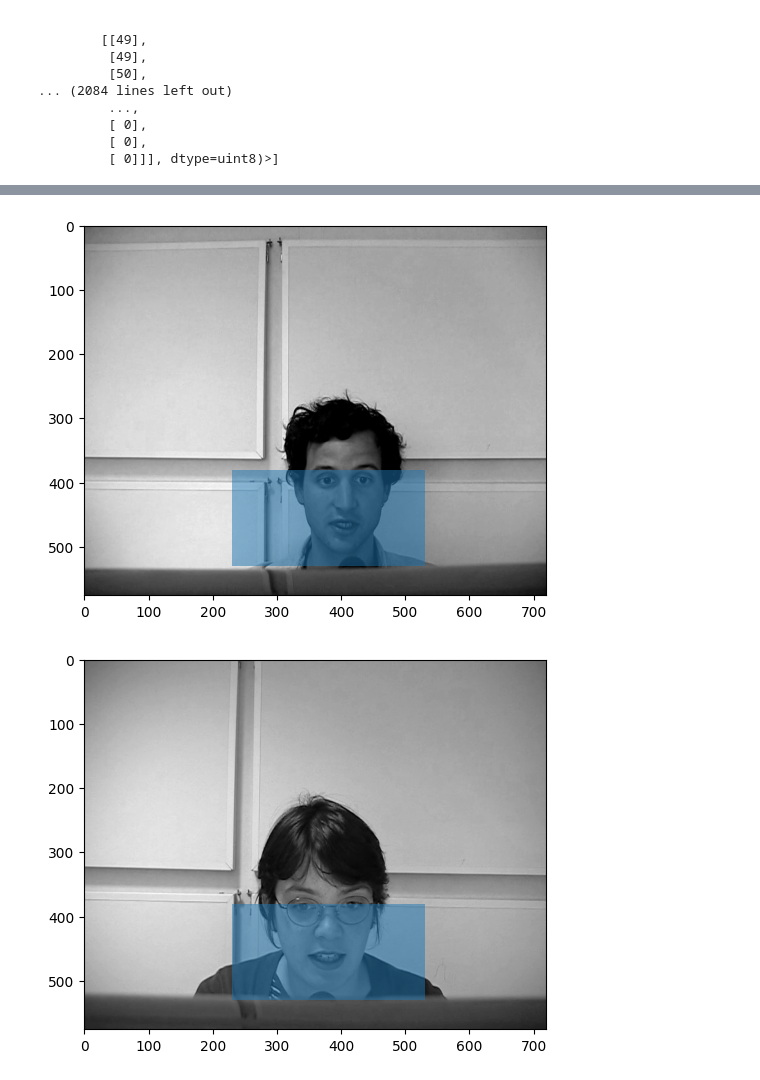
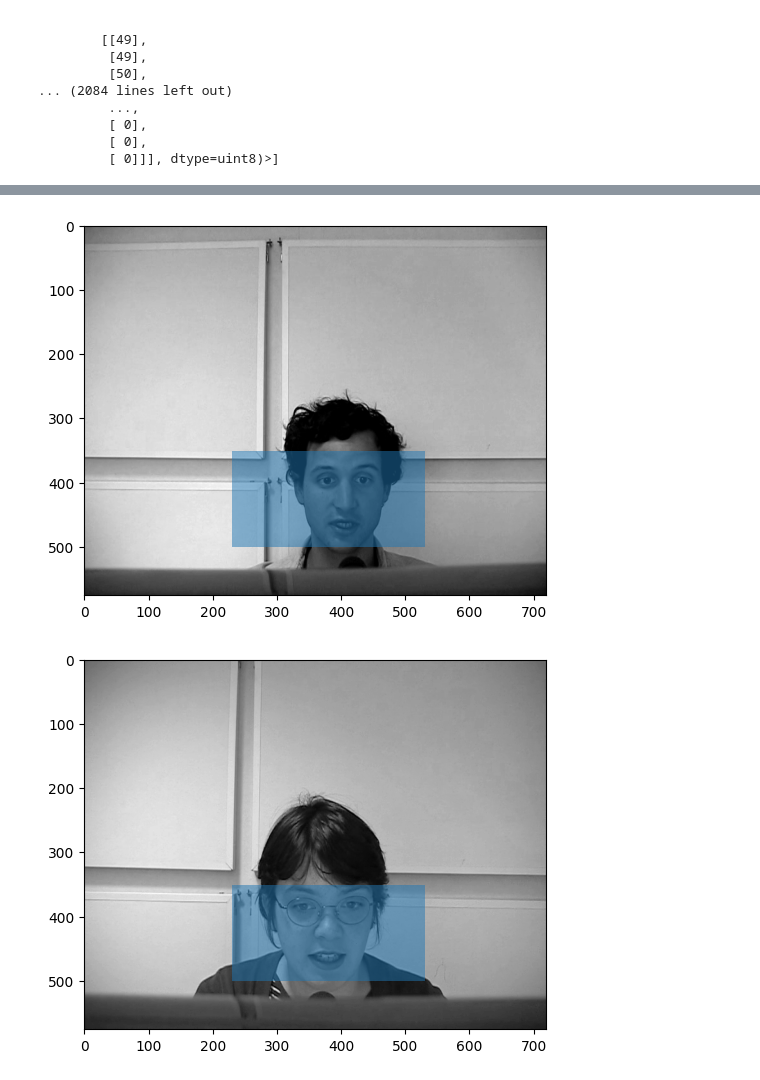
Before and after one commit to ssaulay/silentspeak, a Jupyter notebook: notebooks/frame.ipynb, the cells around one changed output, grey strips where cells are left out. Drawn from its saved outputs; the diff is of its cells as text; code cells hidden in the pictures.

```diff
--- a/notebooks/frame.ipynb
+++ b/notebooks/frame.ipynb
@@ -71,21 +71,21 @@ frames_2 = load_video("/Users/mac/code/ssaulay/silentspeak/raw_data/Session I/Lo
 # %%
 fig = plt.figure()
 ax=plt.gca()
 ax.imshow(frames_2[1], cmap="gray")
 
 rec = Rectangle(
-    xy = (230, 380),
+    xy = (230, 350),
     width=300,
     height=150,
     alpha = 0.5
 
 )
 
 ax.add_patch(rec)
 
 plt.show()
 # %% [output]
-[figure, old version]
+[figure, new version]
 # %%
 frames_3 = load_video("/Users/mac/code/ssaulay/silentspeak/raw_data/Session I/Locuteur_I_3/vidǸos/4_front.avi")
 # %%
@@ -94,7 +94,7 @@ ax=plt.gca()
 ax.imshow(frames_3[1], cmap="gray")
 
 rec = Rectangle(
-    xy = (230, 380),
+    xy = (230, 350),
     width=300,
     height=150,
     alpha = 0.5
@@ -105,7 +105,7 @@ ax.add_patch(rec)
 
 plt.show()
 # %% [output]
-[figure, old version]
+[figure, new version]
 # %%
 frames_4 = load_video("/Users/mac/code/ssaulay/silentspeak/raw_data/Session I/Locuteur_I_4/videos/4_front.avi")
 # %%
```
Also changed, not shown: parts of 17 cells of this notebook.
